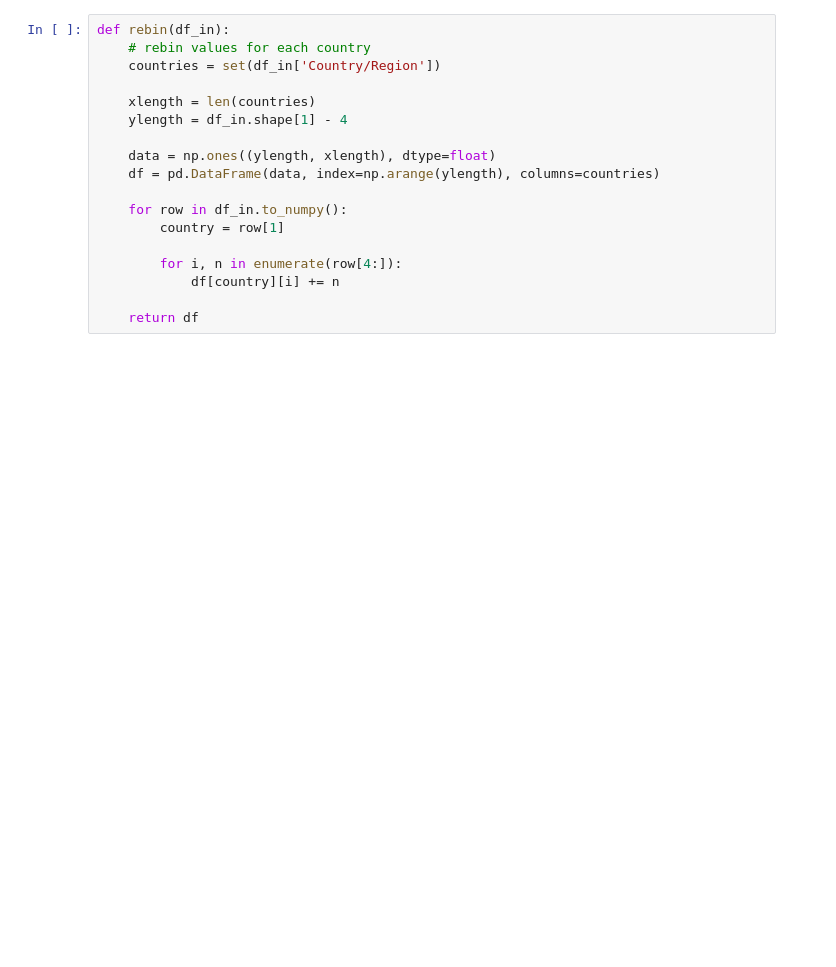
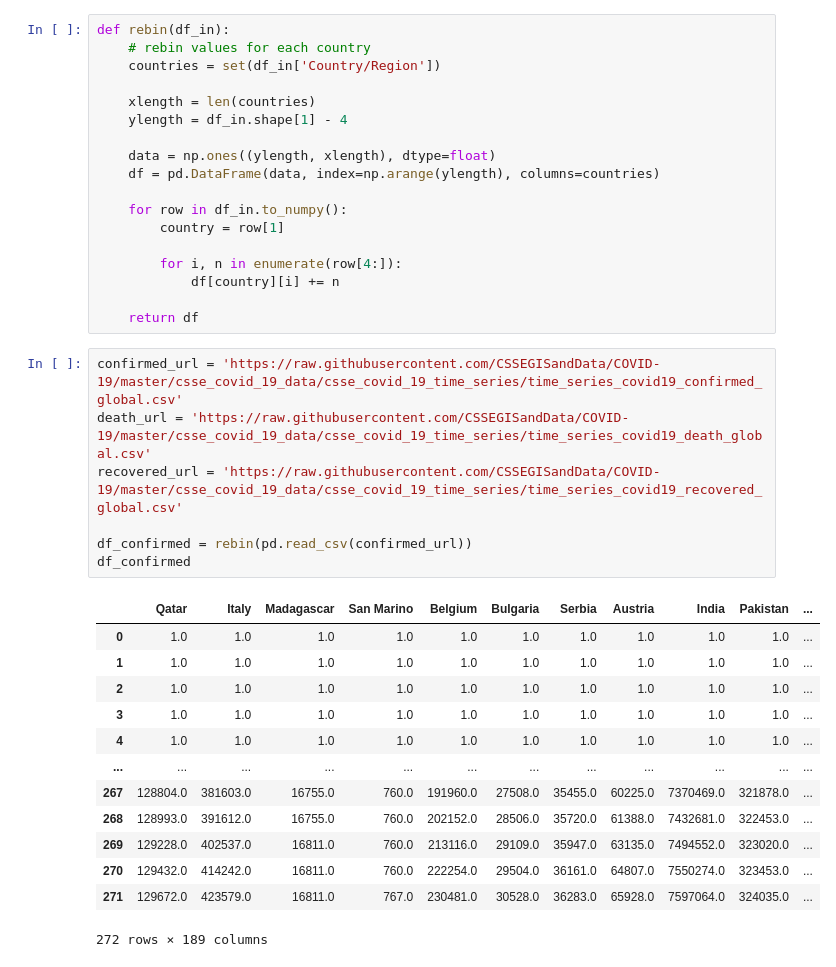
Before and after one commit to jochenklar/corona, a Jupyter notebook: corona.ipynb, the cells around one changed output. Saved outputs shown, nothing was run; the diff lists cells and outputs as text; blank space fills up the shorter version.

```diff
--- a/corona.ipynb
+++ b/corona.ipynb
@@ -38,3 +23,24 @@ def rebin(df_in):
             df[country][i] += n
 
     return df
+# %%
+confirmed_url = 'https://raw.githubusercontent.com/CSSEGISandData/COVID-19/master/csse_covid_19_data/csse_covid_19_time_series/time_series_covid19_confirmed_global.csv'
+death_url = 'https://raw.githubusercontent.com/CSSEGISandData/COVID-19/master/csse_covid_19_data/csse_covid_19_time_series/time_series_covid19_death_global.csv'
+recovered_url = 'https://raw.githubusercontent.com/CSSEGISandData/COVID-19/master/csse_covid_19_data/csse_covid_19_time_series/time_series_covid19_recovered_global.csv'
+
+df_confirmed = rebin(pd.read_csv(confirmed_url))
+df_confirmed
+# %% [output]
+|  | Qatar | Italy | Madagascar | San Marino | Belgium | Bulgaria | Serbia | Austria | India | Pakistan | ... |
+| 0 | 1.0 | 1.0 | 1.0 | 1.0 | 1.0 | 1.0 | 1.0 | 1.0 | 1.0 | 1.0 | ... |
+| 1 | 1.0 | 1.0 | 1.0 | 1.0 | 1.0 | 1.0 | 1.0 | 1.0 | 1.0 | 1.0 | ... |
+| 2 | 1.0 | 1.0 | 1.0 | 1.0 | 1.0 | 1.0 | 1.0 | 1.0 | 1.0 | 1.0 | ... |
+| 3 | 1.0 | 1.0 | 1.0 | 1.0 | 1.0 | 1.0 | 1.0 | 1.0 | 1.0 | 1.0 | ... |
+| 4 | 1.0 | 1.0 | 1.0 | 1.0 | 1.0 | 1.0 | 1.0 | 1.0 | 1.0 | 1.0 | ... |
+| ... | ... | ... | ... | ... | ... | ... | ... | ... | ... | ... | ... |
+| 267 | 128804.0 | 381603.0 | 16755.0 | 760.0 | 191960.0 | 27508.0 | 35455.0 | 60225.0 | 7370469.0 | 321878.0 | ... |
+| 268 | 128993.0 | 391612.0 | 16755.0 | 760.0 | 202152.0 | 28506.0 | 35720.0 | 61388.0 | 7432681.0 | 322453.0 | ... |
+| 269 | 129228.0 | 402537.0 | 16811.0 | 760.0 | 213116.0 | 29109.0 | 35947.0 | 63135.0 | 7494552.0 | 323020.0 | ... |
+| 270 | 129432.0 | 414242.0 | 16811.0 | 760.0 | 222254.0 | 29504.0 | 36161.0 | 64807.0 | 7550274.0 | 323453.0 | ... |
+| 271 | 129672.0 | 423579.0 | 16811.0 | 767.0 | 230481.0 | 30528.0 | 36283.0 | 65928.0 | 7597064.0 | 324035.0 | ... |
+272 rows × 189 columns
```
Also changed, not shown: parts of 21 cells of this notebook, 1 other file.
